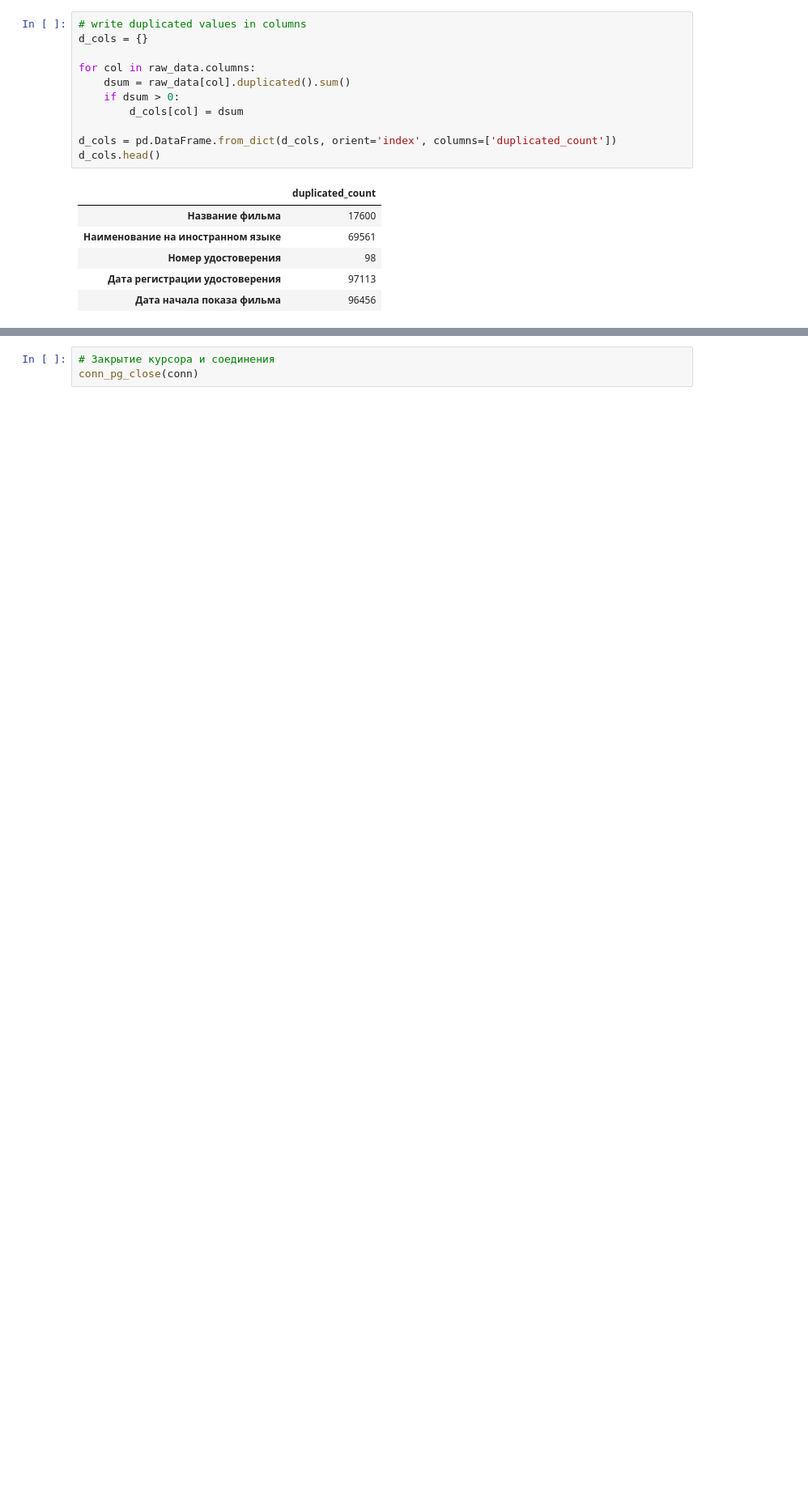
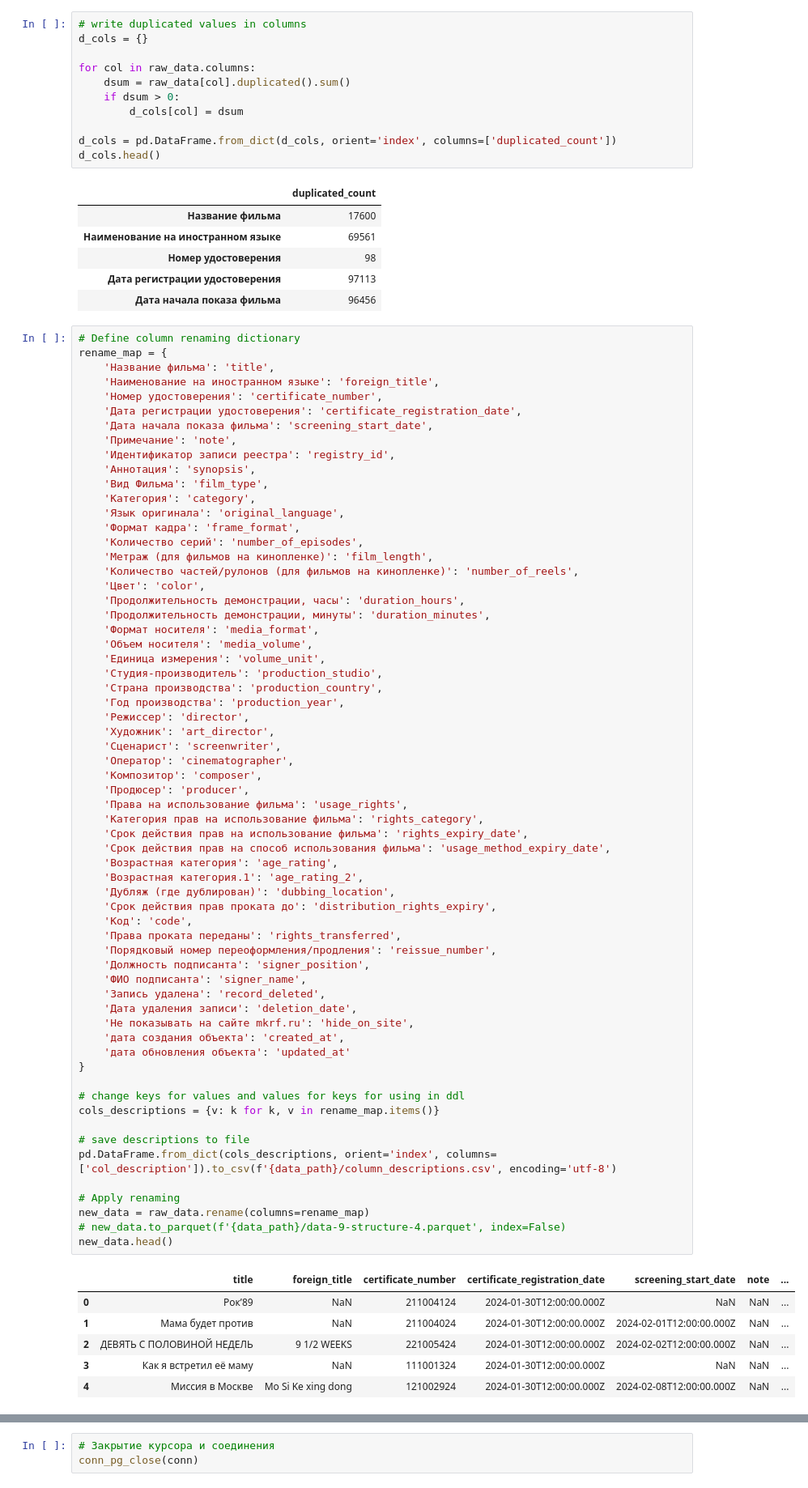
Before and after one commit to rvegrc/de, a Jupyter notebook: db_ops/db_ops.ipynb, the cells around one changed output, grey strips where cells are left out. Shown: that part at 81% size. Saved outputs shown, nothing was run; the diff lists cells and outputs as text; blank space fills up the shorter version.

```diff
--- a/db_ops/db_ops.ipynb
+++ b/db_ops/db_ops.ipynb
@@ -178,3 +208,73 @@ d_cols.head()
 | Номер удостоверения | 98 |
 | Дата регистрации удостоверения | 97113 |
 | Дата начала показа фильма | 96456 |
+# %%
+# Define column renaming dictionary
+rename_map = {
+    'Название фильма': 'title',
+    'Hаименование на иностранном языке': 'foreign_title',
+    'Номер удостоверения': 'certificate_number',
+    'Дата регистрации удостоверения': 'certificate_registration_date',
+    'Дата начала показа фильма': 'screening_start_date',
+    'Примечание': 'note',
+    'Идентификатор записи реестра': 'registry_id',
+    'Аннотация': 'synopsis',
+    'Вид Фильма': 'film_type',
+    'Категория': 'category',
+    'Язык оригинала': 'original_language',
+    'Формат кадра': 'frame_format',
+    'Количество серий': 'number_of_episodes',
+    'Метраж (для фильмов на кинопленке)': 'film_length',
+    'Количество частей/рулонов (для фильмов на кинопленке)': 'number_of_reels',
+    'Цвет': 'color',
+    'Продолжительность демонстрации, часы': 'duration_hours',
+    'Продолжительность демонстрации, минуты': 'duration_minutes',
+    'Формат носителя': 'media_format',
+    'Объем носителя': 'media_volume',
+    'Единица измерения': 'volume_unit',
+    'Студия-производитель': 'production_studio',
+    'Страна производства': 'production_country',
+    'Год производства': 'production_year',
+    'Режиссер': 'director',
+    'Художник': 'art_director',
+    'Сценарист': 'screenwriter',
+    'Оператор': 'cinematographer',
+    'Композитор': 'composer',
+    'Продюсер': 'producer',
+    'Права на использование фильма': 'usage_rights',
+    'Категория прав на использование фильма': 'rights_category',
+    'Срок действия прав на использование фильма': 'rights_expiry_date',
+    'Срок действия прав на способ использования фильма': 'usage_method_expiry_date',
+    'Возрастная категория': 'age_rating',
+    'Возрастная категория.1': 'age_rating_2',
+    'Дубляж (где дублирован)': 'dubbing_location',
+    'Срок действия прав проката до': 'distribution_rights_expiry',
+    'Код': 'code',
+    'Права проката переданы': 'rights_transferred',
+    'Порядковый номер переоформления/продления': 'reissue_number',
+    'Должность подписанта': 'signer_position',
+    'ФИО подписанта': 'signer_name',
+    'Запись удалена': 'record_deleted',
+    'Дата удаления записи': 'deletion_date',
+    'Не показывать на сайте mkrf.ru': 'hide_on_site',
+    'дата создания объекта': 'created_at',
+    'дата обновления объекта': 'updated_at'
+}
+
+# change keys for values and values for keys for using in ddl
+cols_descriptions = {v: k for k, v in rename_map.items()}
+
+# save descriptions to file
+pd.DataFrame.from_dict(cols_descriptions, orient='index', columns=['col_description']).to_csv(f'{data_path}/column_descriptions.csv', encoding='utf-8')
+
+# Apply renaming
+new_data = raw_data.rename(columns=rename_map)
+# new_data.to_parquet(f'{data_path}/data-9-structure-4.parquet', index=False)
+new_data.head()
+# %% [output]
+|  | title | foreign_title | certificate_number | certificate_registration_date | screening_start_date | note | ... |
+| 0 | Рок’89 | NaN | 211004124 | 2024-01-30T12:00:00.000Z | NaN | NaN | ... |
+| 1 | Мама будет против | NaN | 211004024 | 2024-01-30T12:00:00.000Z | 2024-02-01T12:00:00.000Z | NaN | ... |
+| 2 | ДЕВЯТЬ С ПОЛОВИНОЙ НЕДЕЛЬ | 9 1/2 WEEKS | 221005424 | 2024-01-30T12:00:00.000Z | 2024-02-02T12:00:00.000Z | NaN | ... |
+| 3 | Как я встретил её маму | NaN | 111001324 | 2024-01-30T12:00:00.000Z | NaN | NaN | ... |
+| 4 | Миссия в Москве | Mo Si Ke xing dong | 121002924 | 2024-01-30T12:00:00.000Z | 2024-02-08T12:00:00.000Z | NaN | ... |
```
Also changed, not shown: parts of 14 cells of this notebook, 1 other file.
